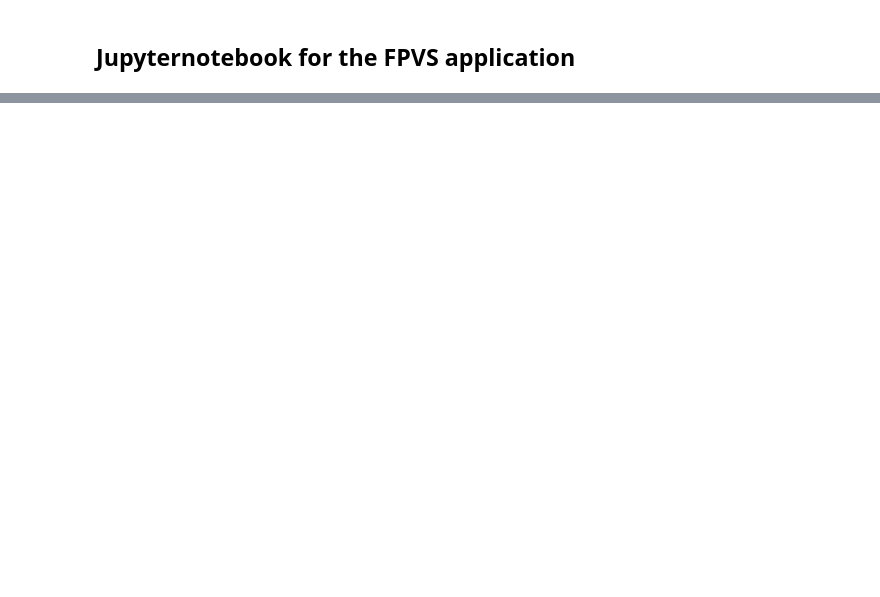
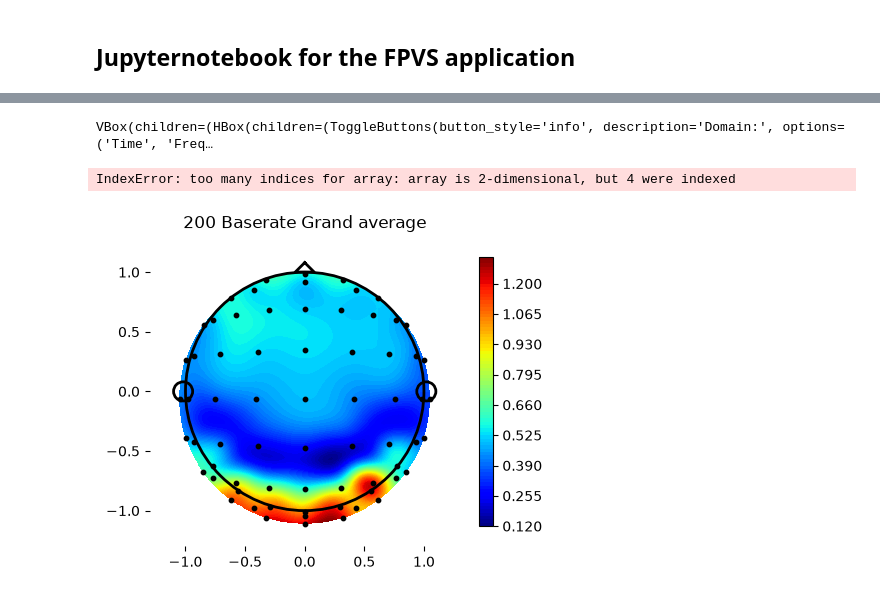
Before and after one commit to Bhargaverahkap/FPVS-Pypeline, a Jupyter notebook: FPyVS app test script.ipynb, the cells around one changed output, grey strips where cells are left out. Drawn from its saved outputs; the diff is of its cells as text; code cells hidden in the pictures; blank space fills up the shorter version.

```diff
--- a/FPyVS app test script.ipynb
+++ b/FPyVS app test script.ipynb
@@ -17,2 +57,16 @@ ica,raw,ica_data, eog_indices = FP.performICA(filepath)
 # %%
-cf.showmeSignalUI(mat_data,meta_data["chanlocs"]["labels"])
+importlib.reload(FP)
+filepath = Path(r"D:\Goffaux lab\Data set\Python files\10 MERGED")
+npy_data, meta_data, filepath = FP.frequencytransform(filepath,stepno = 91)
+npy_data, meta_data, filepath = FP.averagingacrosstrials(filepath,stepno = 101)
+npy_data, meta_data, filepath = FP.chunking(filepath,stepno = 111)
+_, _, _, _, filepath_br, filepath_odd = FP.selectingchunks(filepath,stepno = 121)
+br_data, br_meta_data, filepath_br = FP.sumofharmonics(filepath_br,stepno = 131)
+br_data_blf, br_meta_data_blf, filepath_br_blf = FP.baselinefiltering(filepath_br,stepno = 141)
+
+odd_data, odd_meta_data, filepath_odd = FP.sumofharmonics(filepath_odd,stepno = 131)
+odd_data_blf, odd_meta_data_blf, filepath_odd_blf = FP.baselinefiltering(filepath_odd,stepno = 141)
+
+FP.showmesummaryplot(br_data,meta_data)
+
+print(npy_data.shape)
@@ -24,0 +114,18 @@ mat_data, meta_data,filepath = FP.segmentation(filepath, stepno = 7)
+# %%
+importlib.reload(FP)
+filepath = Path(r"D:\Goffaux lab\Data set\Python files\200 ME MERGED")
+npy_data, meta_data, filepath = FP.MEfrequencytransform(filepath,stepno = 91)
+npy_data, meta_data, filepath = FP.MEaveragingacrosstrials(filepath,stepno = 101)
+npy_data, meta_data, filepath = FP.MEchunking(filepath,stepno = 111)
+print(npy_data.shape)
+
+br_data, br_meta_data, br_filepath, odd_data, odd_meta_data, odd_filepath = FP.MEselectingchunks(filepath,stepno = 121, numharmonics=1)
+print(br_data.shape)
+
+br_data_sum, br_meta_data, _ = FP.MEsumofharmonics(br_filepath,stepno = 131)
+br_data_blf, br_meta_data_blf, filepath_br_blf = FP.MEbaselinefiltering(br_filepath,stepno = 141)
+
+# odd_data, odd_meta_data, filepath_odd = FP.MEsumofharmonics(odd_filepath,stepno = 131)
+# odd_data_blf, odd_meta_data_blf, filepath_odd_blf = FP.MEbaselinefiltering(odd_filepath,stepno = 141)
+print(odd_data.shape)
+# FP.showmesummaryplot(npy_data[:,:,:,0],meta_data)
@@ -24,0 +150,15 @@ mat_data, meta_data,filepath = FP.segmentation(filepath, stepno = 7)
+# %%
+# FP.showmesummaryplot(np.squeeze(np.sum(odd_data,axis = 2,keepdims=True)),br_meta_data)
+FP.showmesummaryplot(odd_data_blf,br_meta_data)
+# %% [output]
+VBox(children=(HBox(children=(ToggleButtons(button_style='info', description='Domain:', options=('Time', 'Freq…
+# %%
+freqid = br_data.shape[0]//2-1
+data = np.mean(np.sum(odd_data_blf[:,:,:,:],axis = 2),axis = 2)
+cf.showme3DTopomapnewmesh(data[freqid,:],br_meta_data,title="200 Baserate Grand average")
+# %% [output]
+IndexError: too many indices for array: array is 2-dimensional, but 4 were indexed
+# %%
+cf.showme2DTopomap(data[freqid,:],br_meta_data,titlestr="200 Baserate Grand average")
+# %% [output]
+[figure, added]
```
Also changed, not shown: parts of 14 cells of this notebook, 7 other files.
